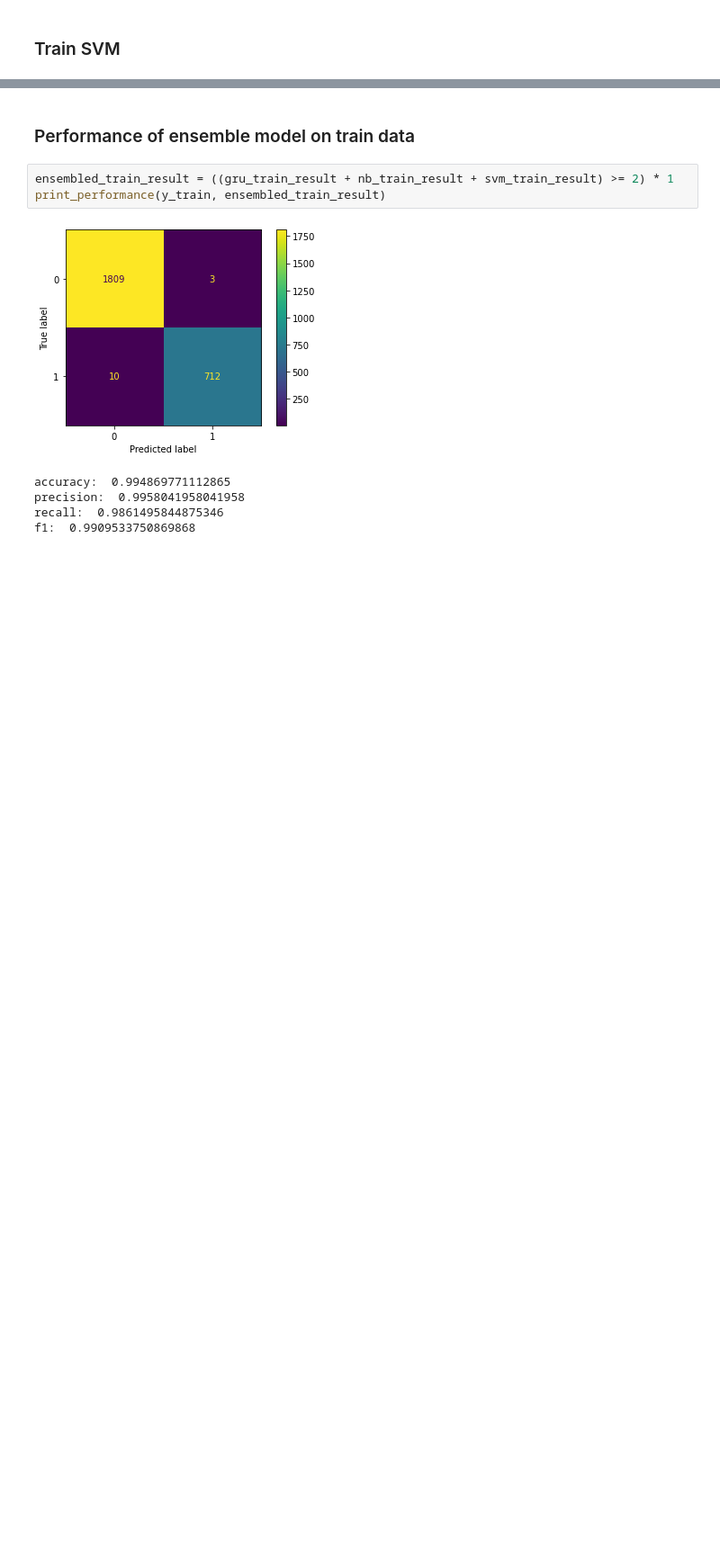
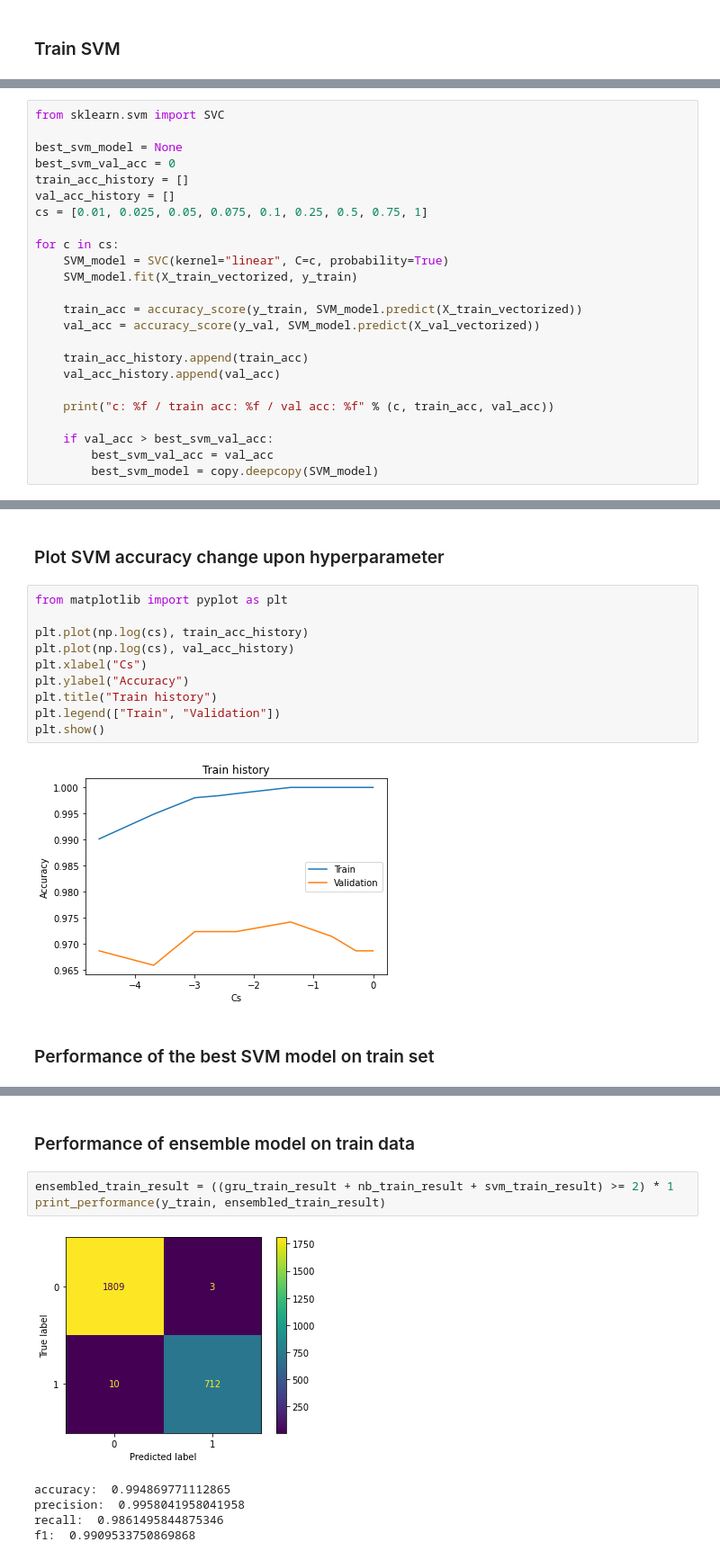
Before and after one commit to hanchaa/Korea_Univ_2021_2, a Jupyter notebook: COSE362/Glove.ipynb, the cells around one changed output, grey strips where cells are left out. Shown: that part at 90% size. Saved outputs shown, nothing was run; the diff lists cells and outputs as text; blank space fills up the shorter version.

```diff
--- a/COSE362/Glove.ipynb
+++ b/COSE362/Glove.ipynb
@@ -375,0 +410,24 @@ f1:  0.9979267449896337
+# %%
+from sklearn.svm import SVC
+
+best_svm_model = None
+best_svm_val_acc = 0
+train_acc_history = []
+val_acc_history = []
+cs = [0.01, 0.025, 0.05, 0.075, 0.1, 0.25, 0.5, 0.75, 1]
+
+for c in cs:
+    SVM_model = SVC(kernel="linear", C=c, probability=True)
+    SVM_model.fit(X_train_vectorized, y_train)
+
+    train_acc = accuracy_score(y_train, SVM_model.predict(X_train_vectorized))
+    val_acc = accuracy_score(y_val, SVM_model.predict(X_val_vectorized))
+
+    train_acc_history.append(train_acc)
+    val_acc_history.append(val_acc)
+
+    print("c: %f / train acc: %f / val acc: %f" % (c, train_acc, val_acc))
+
+    if val_acc > best_svm_val_acc:
+        best_svm_val_acc = val_acc
+        best_svm_model = copy.deepcopy(SVM_model)
@@ -375,0 +444,16 @@ f1:  0.9979267449896337
+# %% [markdown]
+### Plot SVM accuracy change upon hyperparameter
+# %%
+from matplotlib import pyplot as plt
+
+plt.plot(np.log(cs), train_acc_history)
+plt.plot(np.log(cs), val_acc_history)
+plt.xlabel("Cs")
+plt.ylabel("Accuracy")
+plt.title("Train history")
+plt.legend(["Train", "Validation"])
+plt.show()
+# %% [output]
+[figure, added]
+# %% [markdown]
+### Performance of the best SVM model on train set
```
Also changed, not shown: parts of 19 cells of this notebook.
